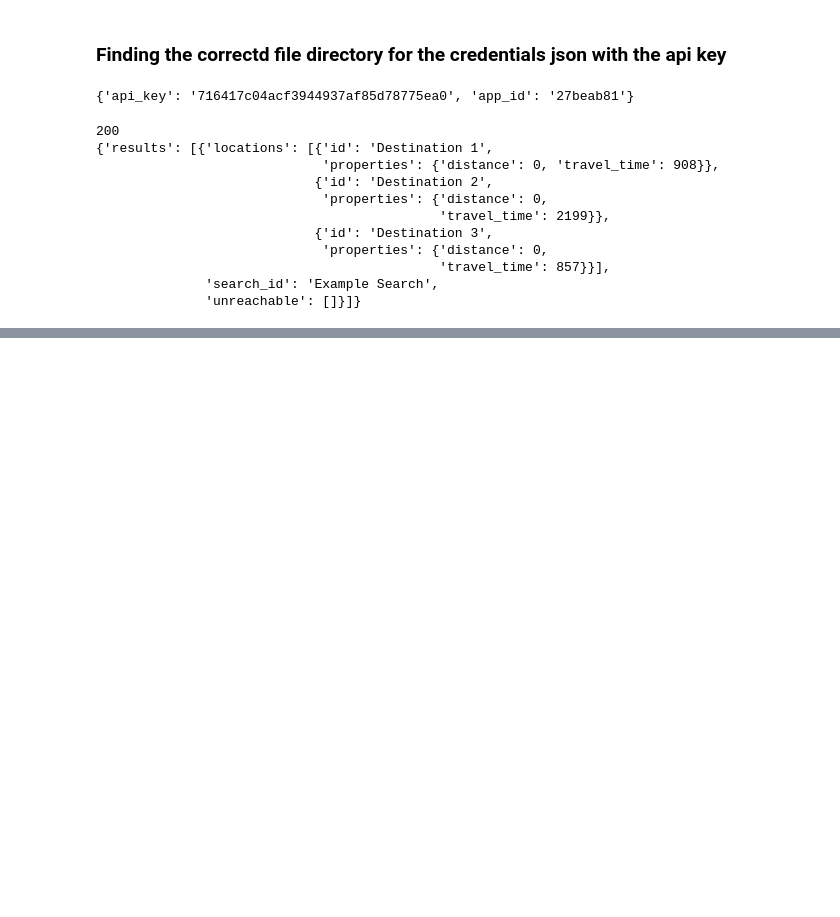
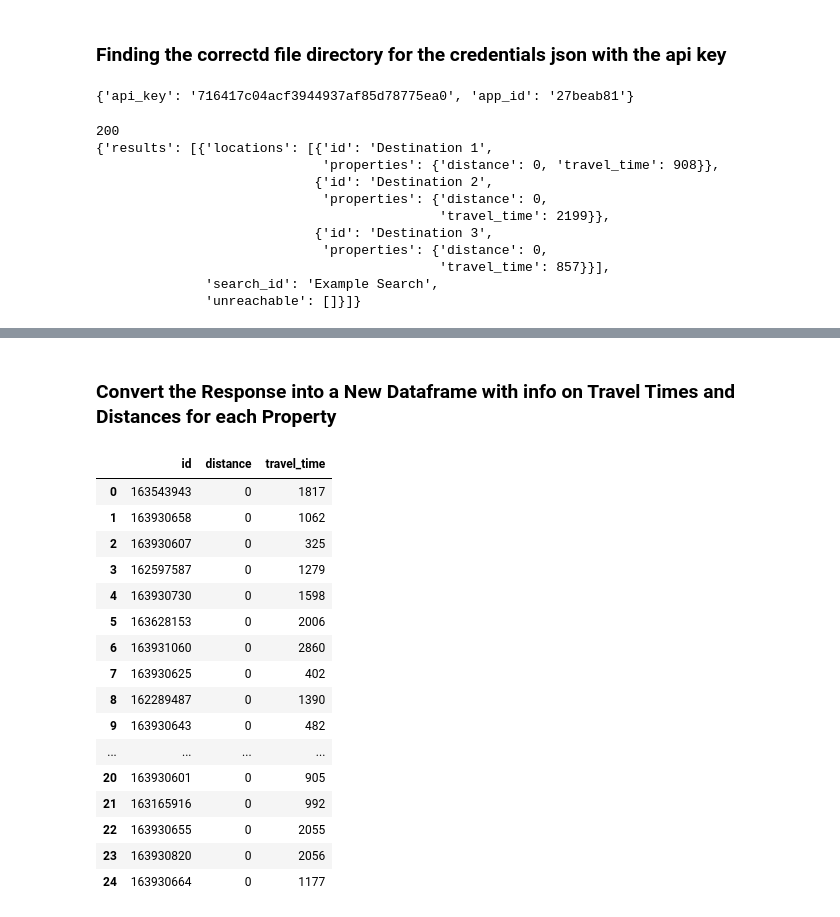
Before and after one commit to danielhalm1407/Rental_Market_Analysis, a Jupyter notebook: Notebooks/NB03_Extract_Travel_Time_Data.ipynb, the cells around one changed output, grey strips where cells are left out. Cells and saved outputs as stored; diff of their text form; code cells hidden in the pictures; blank space fills up the shorter version.

```diff
--- a/Notebooks/NB03_Extract_Travel_Time_Data.ipynb
+++ b/Notebooks/NB03_Extract_Travel_Time_Data.ipynb
@@ -204,0 +131,2 @@ pprint(response.json())
+# %%
+filtered_df = pd.read_csv("../data/properties.csv").drop(columns = "Unnamed: 0")
@@ -204,0 +185,3 @@ pprint(response.json())
+# %%
+payload_1 = create_payload(df=filtered_df)
+pprint(payload_1)
@@ -204,0 +206,11 @@ pprint(response.json())
+# %%
+# Make the request
+response = requests.post(
+    "https://api.traveltimeapp.com/v4/time-filter/fast",
+    headers=headers,
+    data=json.dumps(payload_1)
+)
+
+# Check the response
+print(response.status_code)
+pprint(response.json())  # or response.text if not JSON
@@ -204,0 +235,34 @@ pprint(response.json())
+# %% [markdown]
+### Convert the Response into a New Dataframe with info on Travel Times and Distances for each Property
+# %%
+results = response.json()["results"][0]["locations"]
+
+# Convert to DataFrame
+df_results = pd.DataFrame([
+    {
+        "id": loc["id"],
+        "distance": loc["properties"]["distance"],
+        "travel_time": loc["properties"]["travel_time"]
+    }
+    for loc in results
+])
+
+df_results
+# %% [output]
+|  | id | distance | travel_time |
+| 0 | 163543943 | 0 | 1817 |
+| 1 | 163930658 | 0 | 1062 |
+| 2 | 163930607 | 0 | 325 |
+| 3 | 162597587 | 0 | 1279 |
+| 4 | 163930730 | 0 | 1598 |
+| 5 | 163628153 | 0 | 2006 |
+| 6 | 163931060 | 0 | 2860 |
+| 7 | 163930625 | 0 | 402 |
+| 8 | 162289487 | 0 | 1390 |
+| 9 | 163930643 | 0 | 482 |
+| ... | ... | ... | ... |
+| 20 | 163930601 | 0 | 905 |
+| 21 | 163165916 | 0 | 992 |
+| 22 | 163930655 | 0 | 2055 |
+| 23 | 163930820 | 0 | 2056 |
+| 24 | 163930664 | 0 | 1177 |
```
Also changed, not shown: parts of 8 cells of this notebook, 6 other files.
